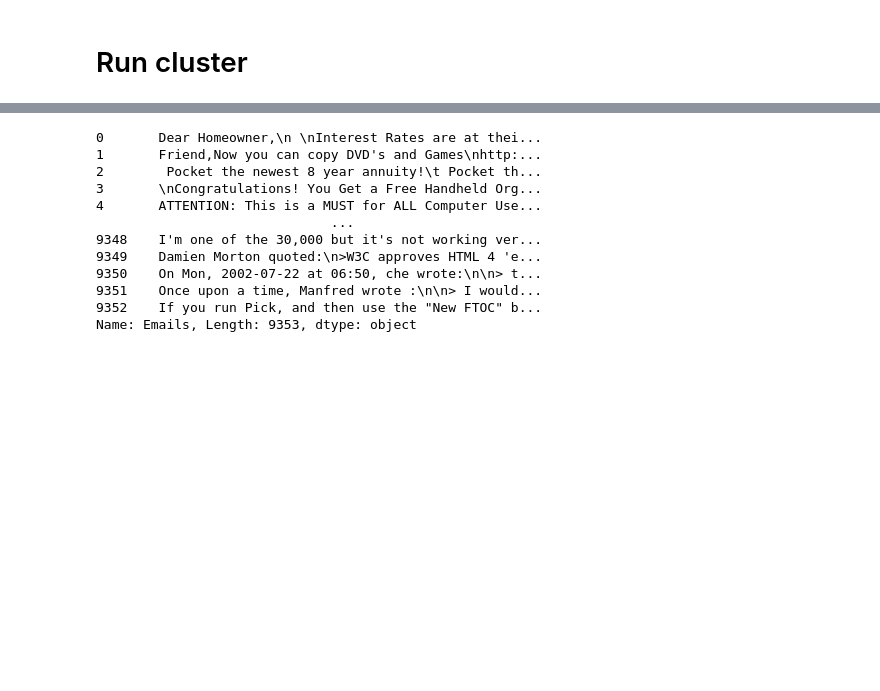
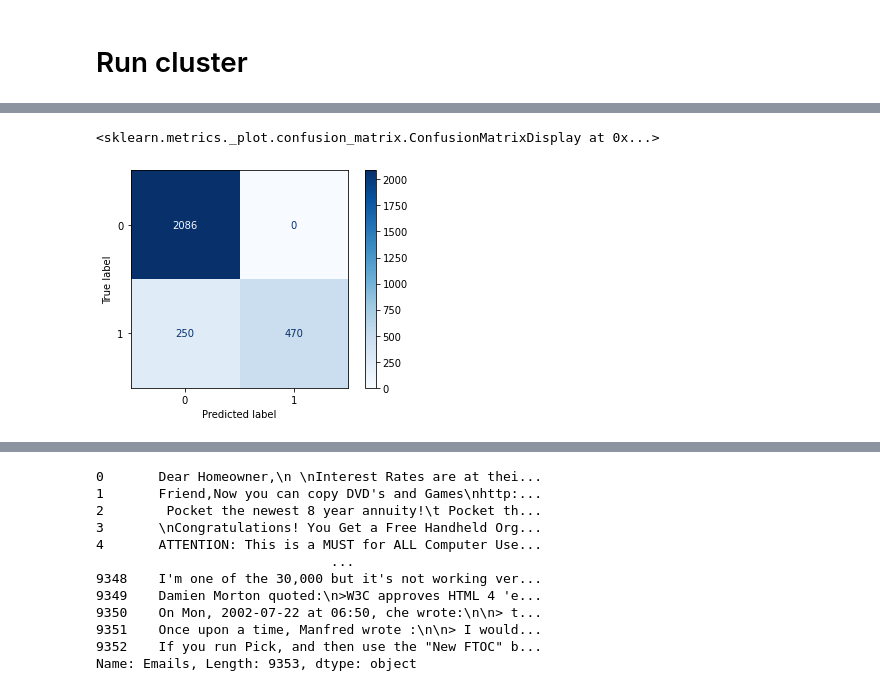
Before and after one commit to lauraah10/QW-Projects, a Jupyter notebook: QW3.ipynb, the cells around one changed output, grey strips where cells are left out. Saved outputs shown, nothing was run; the diff lists cells and outputs as text; code cells hidden in the pictures; blank space fills up the shorter version.

```diff
--- a/QW3.ipynb
+++ b/QW3.ipynb
@@ -282,0 +401,9 @@ Index(['00', '000', '0000', '00000', '000000', '00000000', '000000000',
+# %%
+from sklearn.naive_bayes import MultinomialNB
+multiN_NB = MultinomialNB()
+
+mn_NB.fit(X_train, y_train)
+pred=multiN_NB.predict(X_test)
+
+acc, rec,prec,f1,auc=score_rep(multiN_NB,pred)
+model_results.append(["Multinomial Naive Bayes ",acc, rec,prec,f1,auc])
@@ -282,0 +418,6 @@ Index(['00', '000', '0000', '00000', '000000', '00000000', '000000000',
+# %%
+from sklearn.metrics import ConfusionMatrixDisplay
+ConfusionMatrixDisplay.from_predictions(y_test,pred, cmap='Blues')
+# %% [output]
+<sklearn.metrics._plot.confusion_matrix.ConfusionMatrixDisplay at 0x...>
+[figure, added]
```
Also changed, not shown: parts of 38 cells of this notebook.
